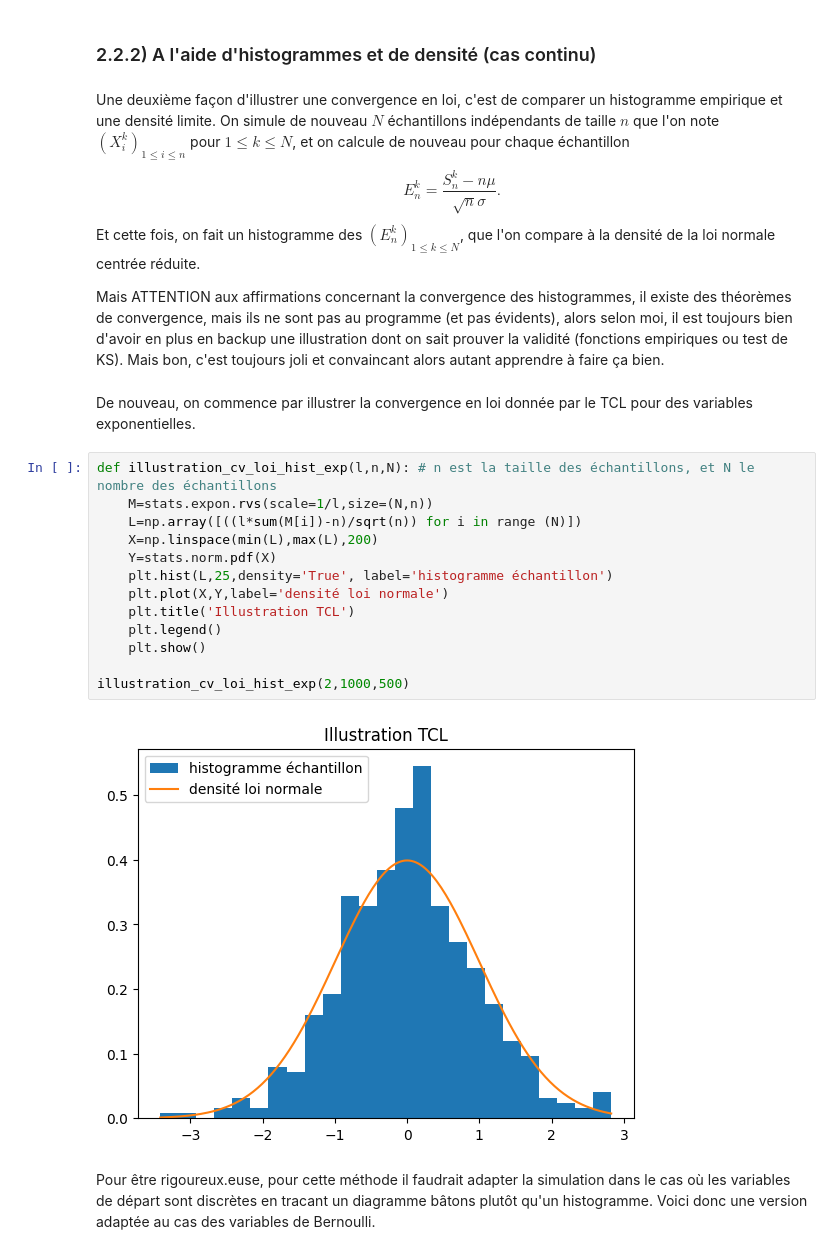
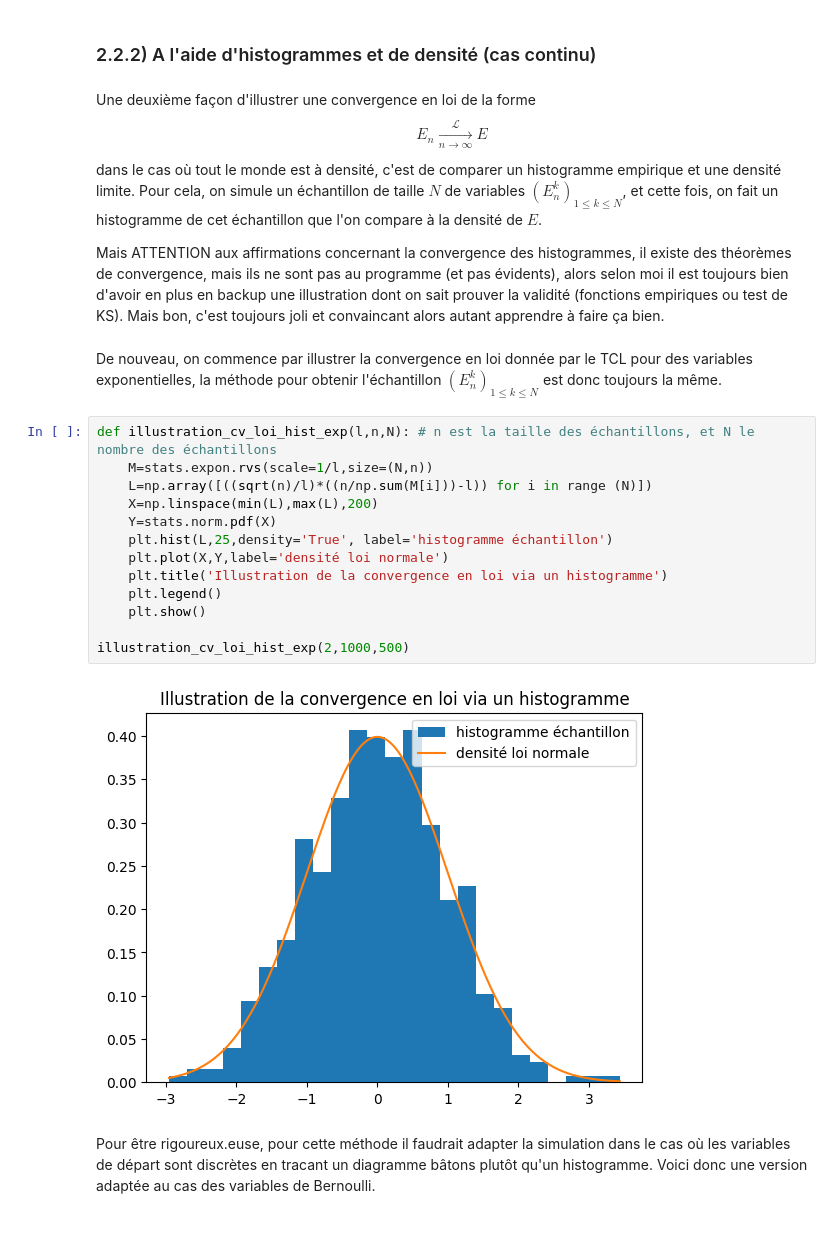
Before and after one commit to alicemoriniere/alicemoriniere.github.io, a Jupyter notebook: public/tp/recap2.ipynb, the cells around one changed output. Cells and saved outputs as stored; diff of their text form.

```diff
--- a/public/tp/recap2.ipynb
+++ b/public/tp/recap2.ipynb
@@ -107,28 +121,28 @@ illustration_cv_loi_fdr_bern(0.8,500,100)
 # %% [markdown]
 ### 2.2.2) A l'aide d'histogrammes et de densité (cas continu)
 # %% [markdown]
-Une deuxième façon d'illustrer une convergence en loi, c'est de comparer un histogramme empirique et une densité limite. On simule de nouveau $N$ échantillons indépendants de taille $n$ que l'on note $(X_i^k)_{1 \le i \le n }$ pour $1 \le k \le N$, et on calcule de nouveau pour chaque échantillon
-$$E_n^k = \frac{S_n^k - n\mu }{\sqrt{n} \sigma}.  $$
-Et cette fois, on fait un histogramme des $(E_n^k)_{1 \le k \le N}$, que l'on compare à la densité de la loi normale centrée réduite.
+Une deuxième façon d'illustrer une convergence en loi de la forme
+$$E_n \xrightarrow[n \to \infty]{\mathcal L } E $$
+dans le cas où tout le monde est à densité, c'est de comparer un histogramme empirique et une densité limite. Pour cela, on simule un échantillon de taille $N$ de variables $(E^k_n)_{1 \le k \le N}$, et cette fois, on fait un histogramme de cet échantillon que l'on compare à la densité de $E$.
 
-Mais ATTENTION aux affirmations concernant la convergence des histogrammes, il existe des théorèmes de convergence, mais ils ne sont pas au programme (et pas évidents), alors selon moi, il est toujours bien d'avoir en plus en backup une illustration dont on sait prouver la validité (fonctions empiriques ou test de KS). Mais bon, c'est toujours joli et convaincant alors autant apprendre à faire ça bien.
+Mais ATTENTION aux affirmations concernant la convergence des histogrammes, il existe des théorèmes de convergence, mais ils ne sont pas au programme (et pas évidents), alors selon moi il est toujours bien d'avoir en plus en backup une illustration dont on sait prouver la validité (fonctions empiriques ou test de KS). Mais bon, c'est toujours joli et convaincant alors autant apprendre à faire ça bien.
 # %% [markdown]
-De nouveau, on commence par illustrer la convergence en loi donnée par le TCL pour des variables exponentielles.
+De nouveau, on commence par illustrer la convergence en loi donnée par le TCL pour des variables exponentielles, la méthode pour obtenir l'échantillon $(E^k_n)_{1 \le k \le N}$ est donc toujours la même.
 # %%
 def illustration_cv_loi_hist_exp(l,n,N): # n est la taille des échantillons, et N le nombre des échantillons
     M=stats.expon.rvs(scale=1/l,size=(N,n))
-    L=np.array([((l*sum(M[i])-n)/sqrt(n)) for i in range (N)])
+    L=np.array([((sqrt(n)/l)*((n/np.sum(M[i]))-l)) for i in range (N)])
     X=np.linspace(min(L),max(L),200)
     Y=stats.norm.pdf(X)
     plt.hist(L,25,density='True', label='histogramme échantillon')
     plt.plot(X,Y,label='densité loi normale')
-    plt.title('Illustration TCL')
+    plt.title('Illustration de la convergence en loi via un histogramme')
     plt.legend()
     plt.show()
 
 illustration_cv_loi_hist_exp(2,1000,500)
 # %% [output]
-[figure, old version]
+[figure, new version]
 # %% [markdown]
 Pour être rigoureux.euse, pour cette méthode il faudrait adapter la simulation dans le cas où les variables de départ sont discrètes en tracant un diagramme bâtons plutôt qu'un histogramme. Voici donc une version adaptée au cas des variables de Bernoulli.
 # %%
```
Also changed, not shown: parts of 12 cells of this notebook, 3 other files.
